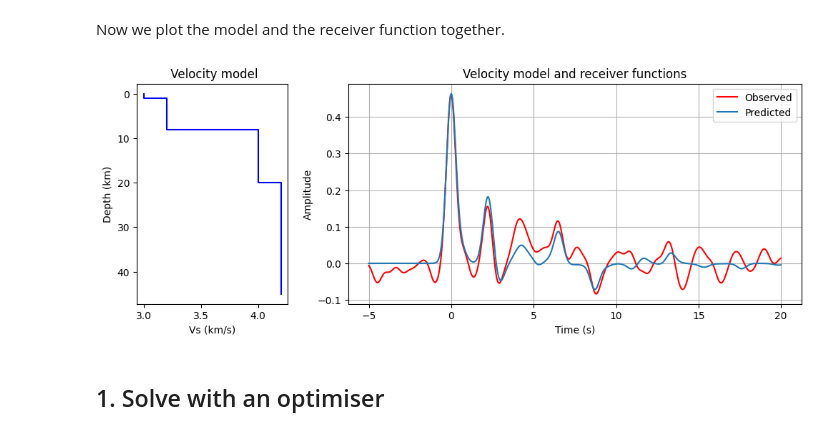
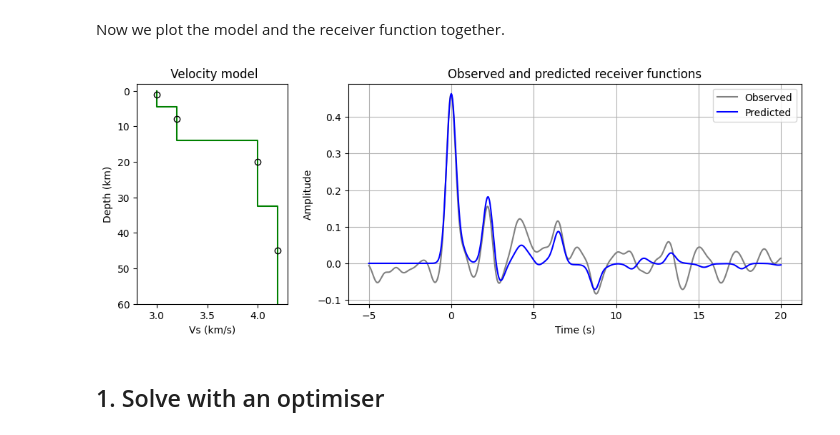
Before and after one commit to inlab-geo/cofi-examples, a Jupyter notebook: examples/receiver_function/receiver_function_inversion_noespresso.ipynb, the cells around one changed output. Saved outputs shown, nothing was run; the diff lists cells and outputs as text; code cells hidden in the pictures.

```diff
--- a/examples/receiver_function/receiver_function_inversion_noespresso.ipynb
+++ b/examples/receiver_function/receiver_function_inversion_noespresso.ipynb
@@ -150,7 +118,14 @@ def plotRFmod(RFo,time1,model,RF2=None,model2=None,mlabels=None): # Receiver fun
-# %%
-plotRFmod(rfunc_noise,t2,good_model,RF2=[rfunc,t])
-# %% [output]
-[figure, removed]
+# %%
+# plot RF together with noise
+a,b = pyrf96.plotRFm(good_model,t2,rfunc_noise,t,rfunc,
+    vmin=2.8,
+    vmax=4.3,
+    dmin=-2.0,
+    dmax=60.0,
+    plotnuclei=True,
+    title="Observed and predicted receiver functions")
+# %% [output]
+[figure, added]
 # %% [markdown]
 ## 1. Solve with an optimiser
 # %% [markdown]
```
Also changed, not shown: parts of 12 cells of this notebook.
